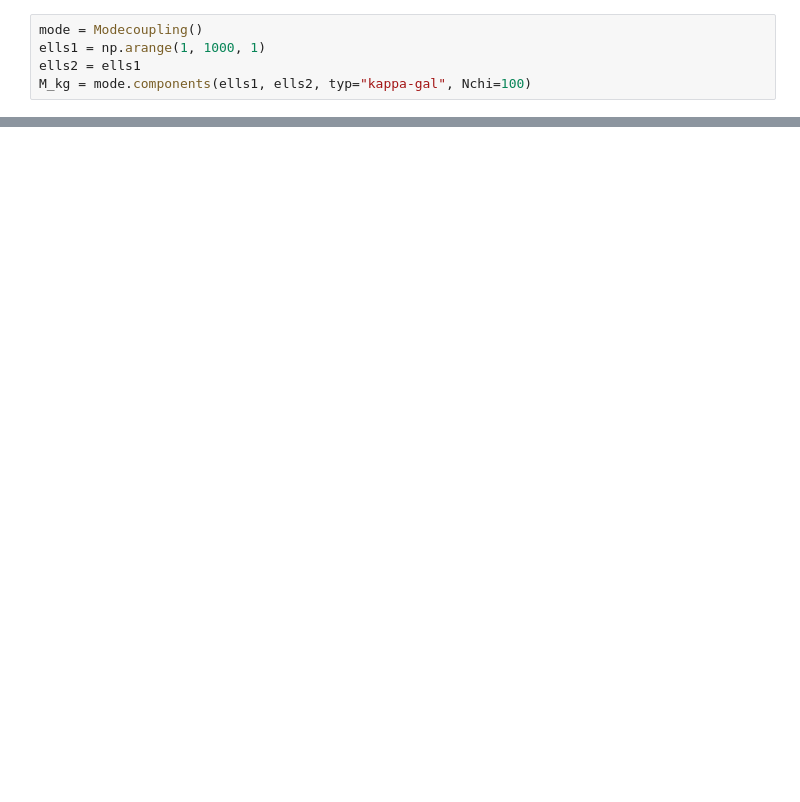
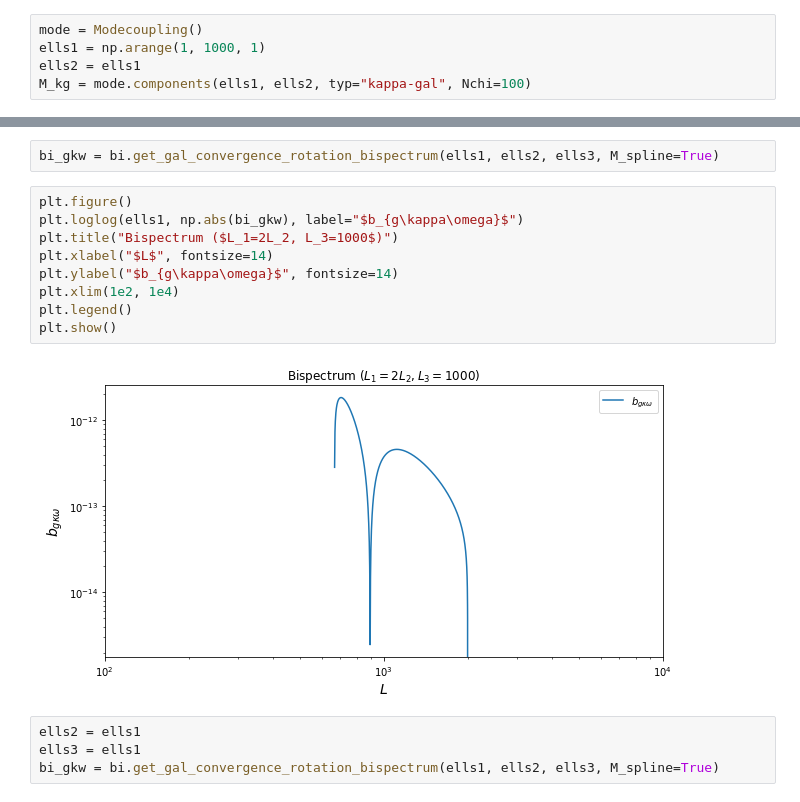
Before and after one commit to mfrobertson/omegaQE, a Jupyter notebook: kkomega/LSS.ipynb, the cells around one changed output, grey strips where cells are left out. Cells and saved outputs as stored; diff of their text form; blank space fills up the shorter version.

```diff
--- a/kkomega/LSS.ipynb
+++ b/kkomega/LSS.ipynb
@@ -165,0 +186,17 @@ plt.show()
+# %%
+bi_gkw = bi.get_gal_convergence_rotation_bispectrum(ells1, ells2, ells3, M_spline=True)
+# %%
+plt.figure()
+plt.loglog(ells1, np.abs(bi_gkw), label="$b_{g\kappa\omega}$")
+plt.title("Bispectrum ($L_1=2L_2, L_3=1000$)")
+plt.xlabel("$L$", fontsize=14)
+plt.ylabel("$b_{g\kappa\omega}$", fontsize=14)
+plt.xlim(1e2, 1e4)
+plt.legend()
+plt.show()
+# %% [output]
+[figure, added]
+# %%
+ells2 = ells1
+ells3 = ells1
+bi_gkw = bi.get_gal_convergence_rotation_bispectrum(ells1, ells2, ells3, M_spline=True)
```
Also changed, not shown: parts of 17 cells of this notebook, 1 other file.
